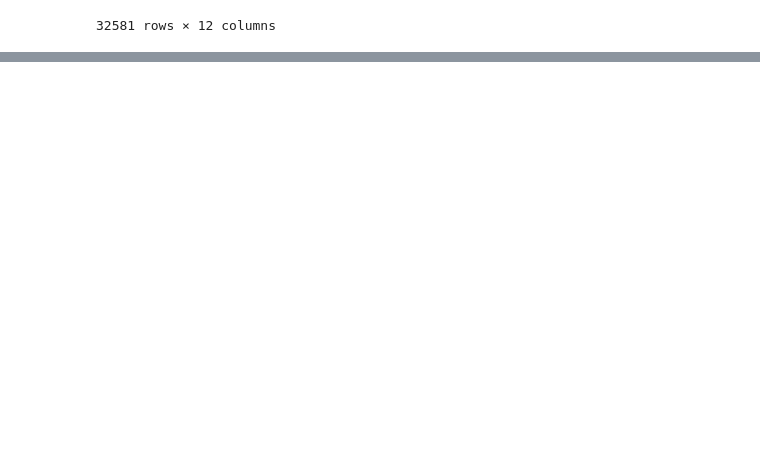
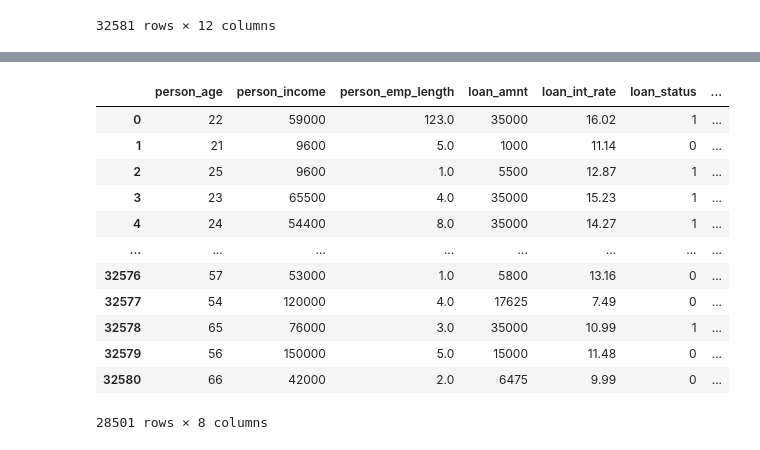
Before and after one commit to AlyKhan04/CreditRiskNeuralNetwork, a Jupyter notebook: CreditDefaultModel.ipynb, the cells around one changed output, grey strips where cells are left out. Cells and saved outputs as stored; diff of their text form; code cells hidden in the pictures; blank space fills up the shorter version.

Commit message:
Feature: Completed Preprocessing and Visualization of Dataset

```diff
--- a/CreditDefaultModel.ipynb
+++ b/CreditDefaultModel.ipynb
@@ -21,5 +22,19 @@ dataset
 | 32580 | 66 | 42000 | RENT | 2.0 | MEDICAL | B | ... |
 32581 rows × 12 columns
 # %%
-#Data Preprocessing and Visualization
-dataset =
+#Data Visualization
+# Creating a pie chart to visualise all discrete datapoints in the dataset
+column_data = dataset['person_home_ownership'].value_counts()
+column_data2 = dataset['loan_intent'].value_counts()
+
+#
+plt.figure(figsize=(8, 8))
+plt.pie(column_data, labels=column_data.index, autopct='%1.1f%%', startangle=140)
+plt.title('Distribution of HomeOwnership')
+plt.show
+
+# Creating a pie chart to visualise all discrete datapoints in the dataset
+plt.figure(figsize=(8, 8))
+plt.pie(column_data2, labels=column_data2.index, autopct='%1.1f%%', startangle=140)
+plt.title('Distribution of Loan Amount')
+plt.show
@@ -25,0 +101,7 @@ dataset =
+# %%
+#Given the loan_int_rate and the employment rate of the person could likely directly affect whether the loan is accepted or rejected
+#It is better to drop the rows where these values are missing
+dataset = dataset.dropna(subset=['person_emp_length'])
+dataset = dataset.dropna(subset=['loan_int_rate'])
+dataset = dataset.drop_duplicates()
+dataset
@@ -25,0 +122,18 @@ dataset =
+# %%
+#Now lets visualise all the different types of continous data
+continous_data = dataset.select_dtypes(include=['int64', 'float64'])
+continous_data
+# %% [output]
+|  | person_age | person_income | person_emp_length | loan_amnt | loan_int_rate | loan_status | ... |
+| 0 | 22 | 59000 | 123.0 | 35000 | 16.02 | 1 | ... |
+| 1 | 21 | 9600 | 5.0 | 1000 | 11.14 | 0 | ... |
+| 2 | 25 | 9600 | 1.0 | 5500 | 12.87 | 1 | ... |
+| 3 | 23 | 65500 | 4.0 | 35000 | 15.23 | 1 | ... |
+| 4 | 24 | 54400 | 8.0 | 35000 | 14.27 | 1 | ... |
+| ... | ... | ... | ... | ... | ... | ... | ... |
+| 32576 | 57 | 53000 | 1.0 | 5800 | 13.16 | 0 | ... |
+| 32577 | 54 | 120000 | 4.0 | 17625 | 7.49 | 0 | ... |
+| 32578 | 65 | 76000 | 3.0 | 35000 | 10.99 | 1 | ... |
+| 32579 | 56 | 150000 | 5.0 | 15000 | 11.48 | 0 | ... |
+| 32580 | 66 | 42000 | 2.0 | 6475 | 9.99 | 0 | ... |
+28501 rows × 8 columns
```
Also changed, not shown: parts of 13 cells of this notebook.
